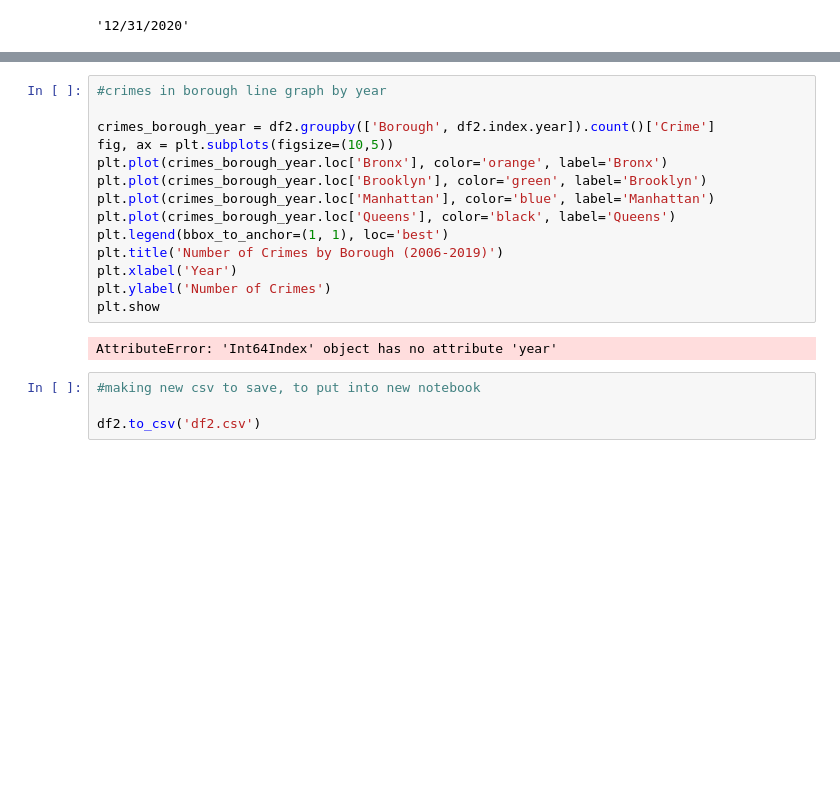
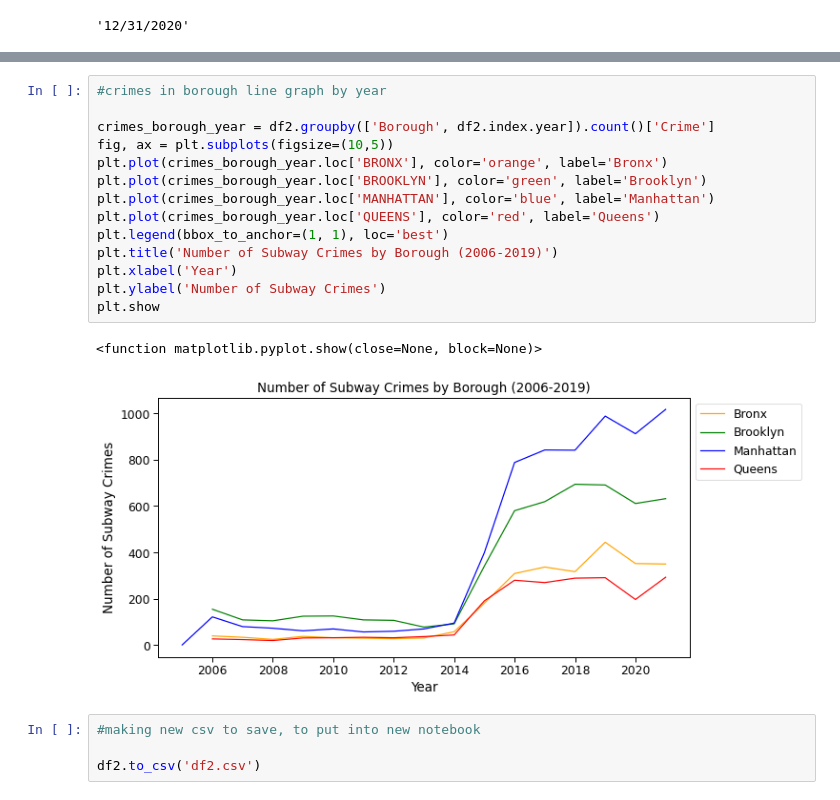
Before and after one commit to daniellejenkins17/Crimes_NYC_Binary_Classification, a Jupyter notebook: CrimesNYC3.ipynb, the cells around one changed output, grey strips where cells are left out. Drawn from its saved outputs; the diff is of its cells as text; blank space fills up the shorter version.

```diff
--- a/CrimesNYC3.ipynb
+++ b/CrimesNYC3.ipynb
@@ -149,19 +132,20 @@ AttributeError: 'Int64Index' object has no attribute 'month'
 # %%
 #crimes in borough line graph by year
 
 crimes_borough_year = df2.groupby(['Borough', df2.index.year]).count()['Crime']
 fig, ax = plt.subplots(figsize=(10,5))
-plt.plot(crimes_borough_year.loc['Bronx'], color='orange', label='Bronx')
-plt.plot(crimes_borough_year.loc['Brooklyn'], color='green', label='Brooklyn')
-plt.plot(crimes_borough_year.loc['Manhattan'], color='blue', label='Manhattan')
-plt.plot(crimes_borough_year.loc['Queens'], color='black', label='Queens')
+plt.plot(crimes_borough_year.loc['BRONX'], color='orange', label='Bronx')
+plt.plot(crimes_borough_year.loc['BROOKLYN'], color='green', label='Brooklyn')
+plt.plot(crimes_borough_year.loc['MANHATTAN'], color='blue', label='Manhattan')
+plt.plot(crimes_borough_year.loc['QUEENS'], color='red', label='Queens')
 plt.legend(bbox_to_anchor=(1, 1), loc='best')
-plt.title('Number of Crimes by Borough (2006-2019)')
+plt.title('Number of Subway Crimes by Borough (2006-2019)')
 plt.xlabel('Year')
-plt.ylabel('Number of Crimes')
+plt.ylabel('Number of Subway Crimes')
 plt.show
 # %% [output]
-AttributeError: 'Int64Index' object has no attribute 'year'
+<function matplotlib.pyplot.show(close=None, block=None)>
+[figure, added]
 # %%
 #making new csv to save, to put into new notebook
 
```
Also changed, not shown: parts of 11 cells of this notebook, 3 other files.
